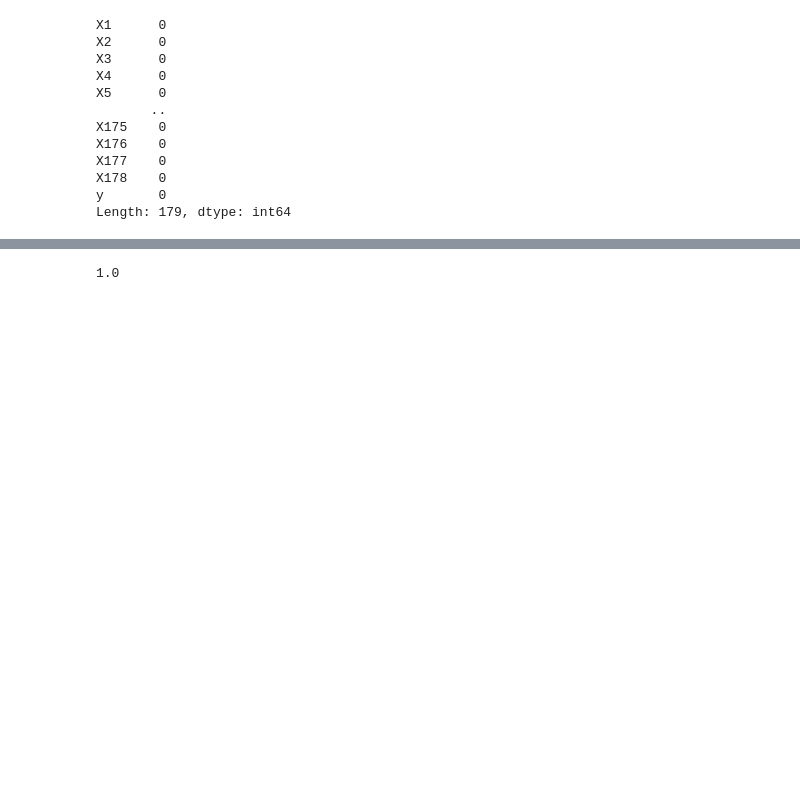
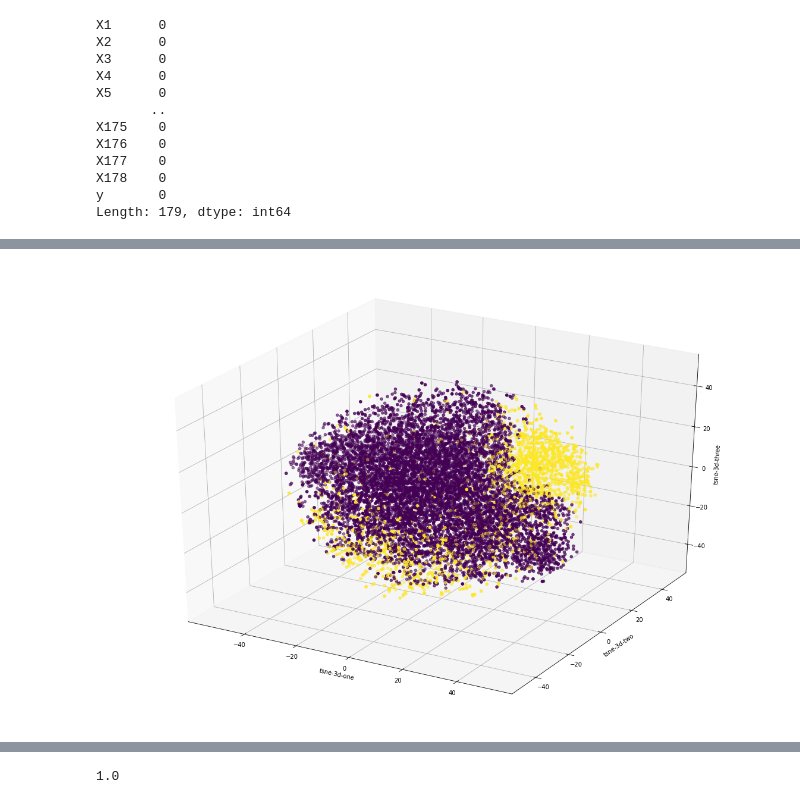
Before and after one commit to Le-Gris/Epileptic-Seizure-Recognition, a Jupyter notebook: EEG_Epilepsy.ipynb, the cells around one changed output, grey strips where cells are left out. Drawn from its saved outputs; the diff is of its cells as text; code cells hidden in the pictures; blank space fills up the shorter version.

Commit message:
Final version of project notebook

```diff
--- a/EEG_Epilepsy.ipynb
+++ b/EEG_Epilepsy.ipynb
@@ -80,0 +132,15 @@ X_train, X_test, y_train, y_test = train_test_split(X, Y)
+# %%
+#Plot 3D scatter plot
+ax = plt.figure(figsize=(20,14)).gca(projection='3d')
+ax.scatter3D(
+    xs=data["tsne-3d-one"].values,
+    ys=data["tsne-3d-two"].values,
+    zs=data["tsne-3d-three"].values,
+    c=data["y"]
+)
+ax.set_xlabel('tsne-3d-one')
+ax.set_ylabel('tsne-3d-two')
+ax.set_zlabel('tsne-3d-three')
+plt.savefig('3d_scatter_bin.png')
+# %% [output]
+[figure, added]
```
Also changed, not shown: parts of 20 cells of this notebook.
